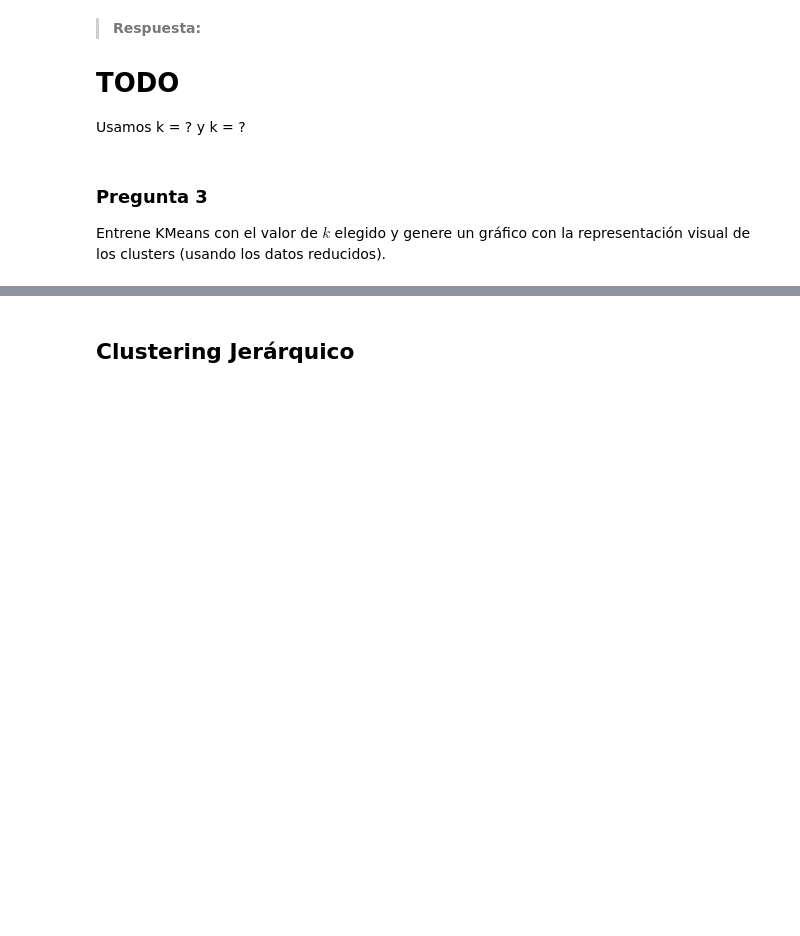
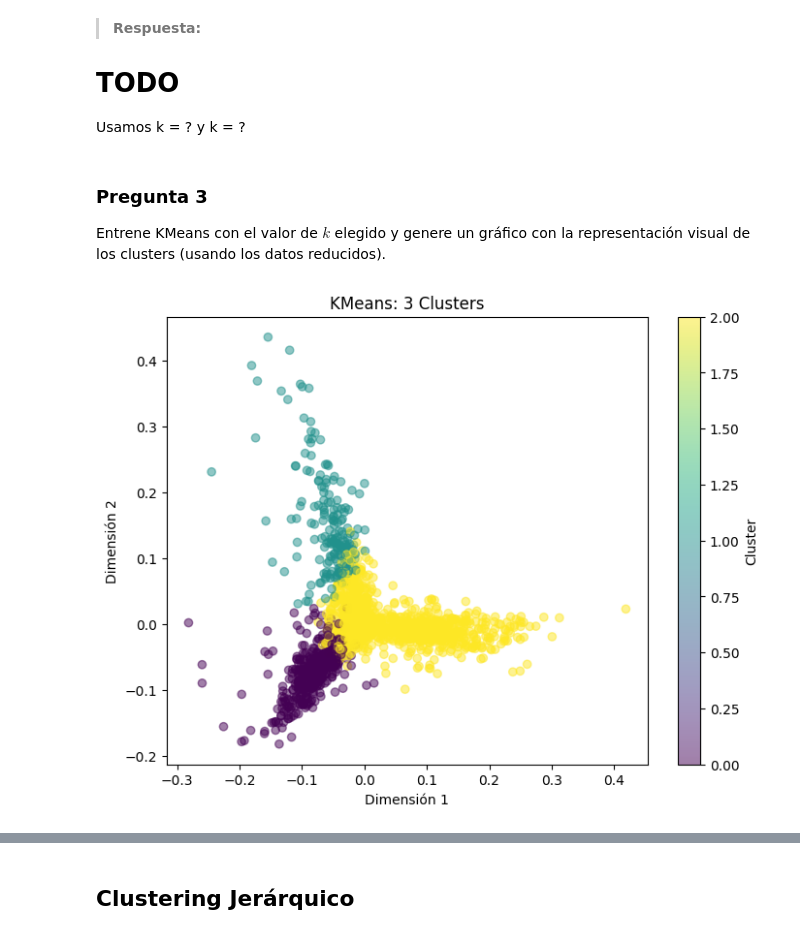
Before and after one commit to SebaSalasLvd/laboratorios-mineria, a Jupyter notebook: lab5/CC5205_Laboratorio_5.ipynb, the cells around one changed output, grey strips where cells are left out. Cells and saved outputs as stored; diff of their text form; code cells hidden in the pictures; blank space fills up the shorter version.

```diff
--- a/lab5/CC5205_Laboratorio_5.ipynb
+++ b/lab5/CC5205_Laboratorio_5.ipynb
@@ -151,0 +150,19 @@ Usamos k = ? y k = ?
+# %%
+k = 3
+kmeans = KMeans(n_clusters=k)
+kmeans.fit(X_pca)
+
+centroids = kmeans.cluster_centers_
+labels = kmeans.labels_
+
+plt.figure(figsize=(8, 6))
+
+plt.scatter(X_pca[:, 0], X_pca[:, 1], c=labels, alpha=0.5)
+
+plt.colorbar(label='Cluster')
+plt.xlabel('Dimensión 1')
+plt.ylabel('Dimensión 2')
+plt.title(f'KMeans: {k} Clusters')
+plt.show()
+# %% [output]
+[figure, added]
```
Also changed, not shown: parts of 7 cells of this notebook.
